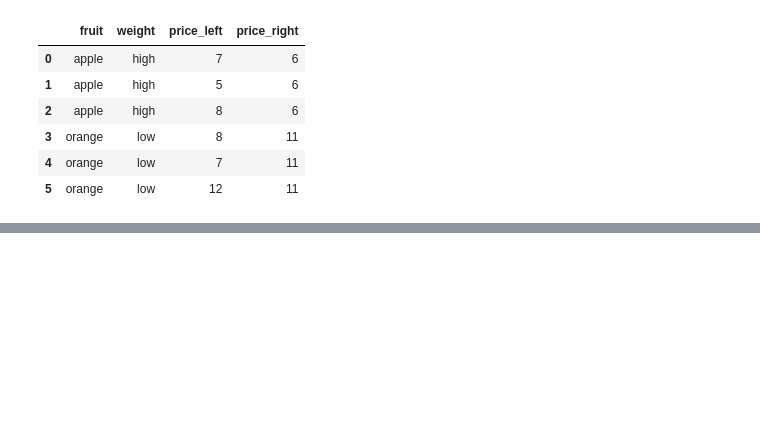
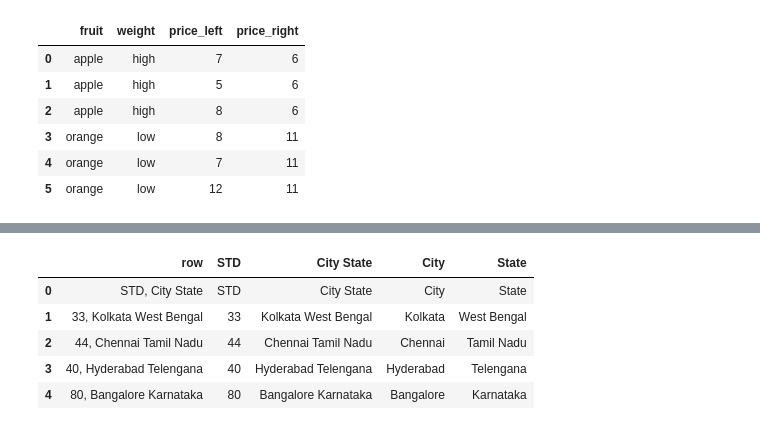
Before and after one commit to KarimaCha/Exercises_Python_NumPy_Pandas, a Jupyter notebook: 03_Pandas_Exercises_KC.ipynb, the cells around one changed output, grey strips where cells are left out. Cells and saved outputs as stored; diff of their text form; code cells hidden in the pictures; blank space fills up the shorter version.

```diff
--- a/03_Pandas_Exercises_KC.ipynb
+++ b/03_Pandas_Exercises_KC.ipynb
@@ -3588,0 +3683,7 @@ df2 = pd.DataFrame({'pazham': ['apple', 'orange', 'pine'] * 2,
+# %%
+df = pd.DataFrame(["STD, City    State",
+"33, Kolkata    West Bengal",
+"44, Chennai    Tamil Nadu",
+"40, Hyderabad    Telengana",
+"80, Bangalore    Karnataka"], columns=['row'])
+df
@@ -3588,0 +3720,15 @@ df2 = pd.DataFrame({'pazham': ['apple', 'orange', 'pine'] * 2,
+# %%
+# Solution 2: with apply - not very elegant
+df['STD'] = df.row.apply(lambda x: x.split(', ')[0])
+df['City State'] = df.row.apply(lambda x: x.split(', ')[1])
+
+df['City'] = df['City State'].apply(lambda x: x.split('    ')[0])
+df['State'] = df['City State'].apply(lambda x: x.split('    ')[1])
+df
+# %% [output]
+|  | row | STD | City State | City | State |
+| 0 | STD, City State | STD | City State | City | State |
+| 1 | 33, Kolkata West Bengal | 33 | Kolkata West Bengal | Kolkata | West Bengal |
+| 2 | 44, Chennai Tamil Nadu | 44 | Chennai Tamil Nadu | Chennai | Tamil Nadu |
+| 3 | 40, Hyderabad Telengana | 40 | Hyderabad Telengana | Hyderabad | Telengana |
+| 4 | 80, Bangalore Karnataka | 80 | Bangalore Karnataka | Bangalore | Karnataka |
```
Also changed, not shown: parts of 19 cells of this notebook.
